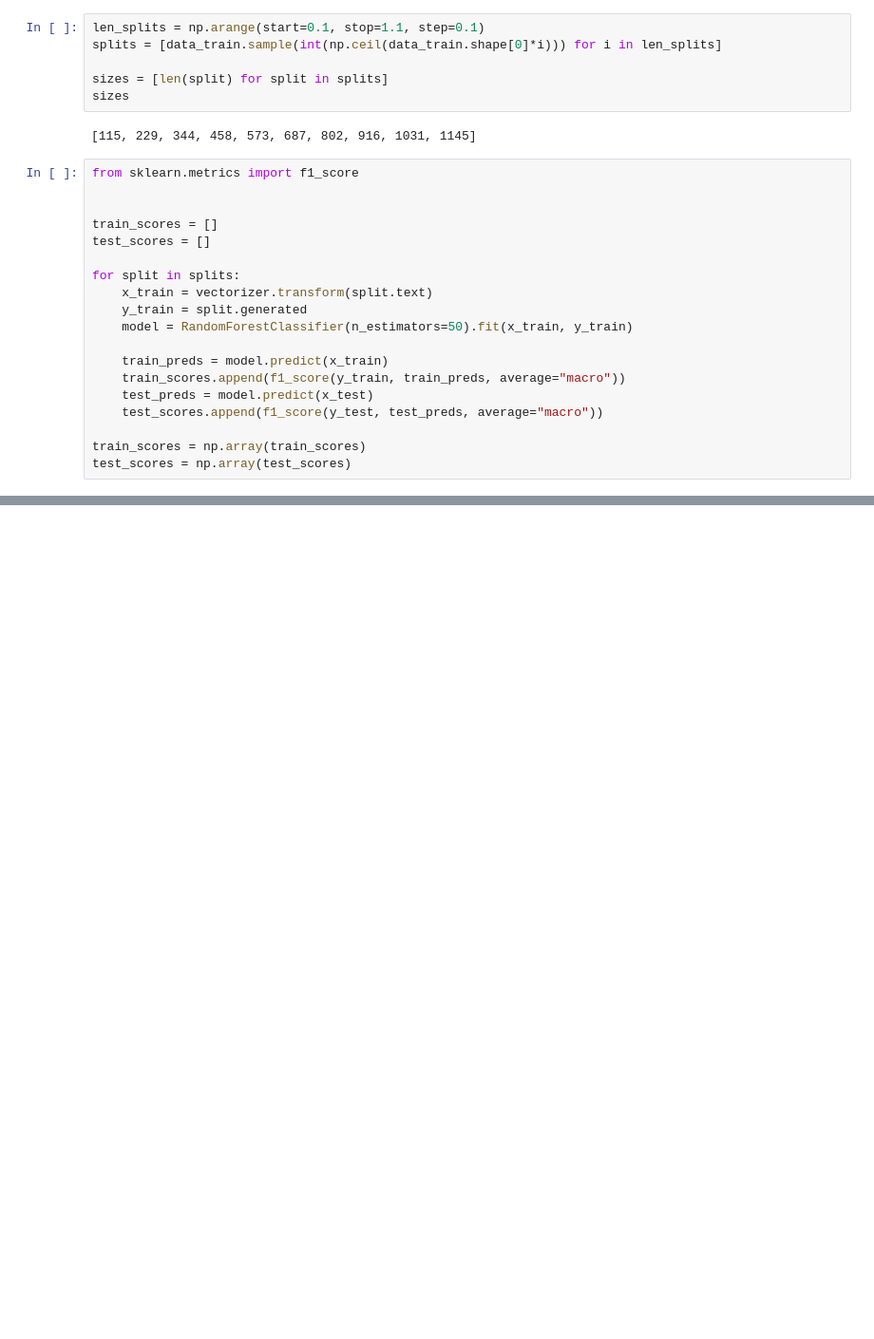
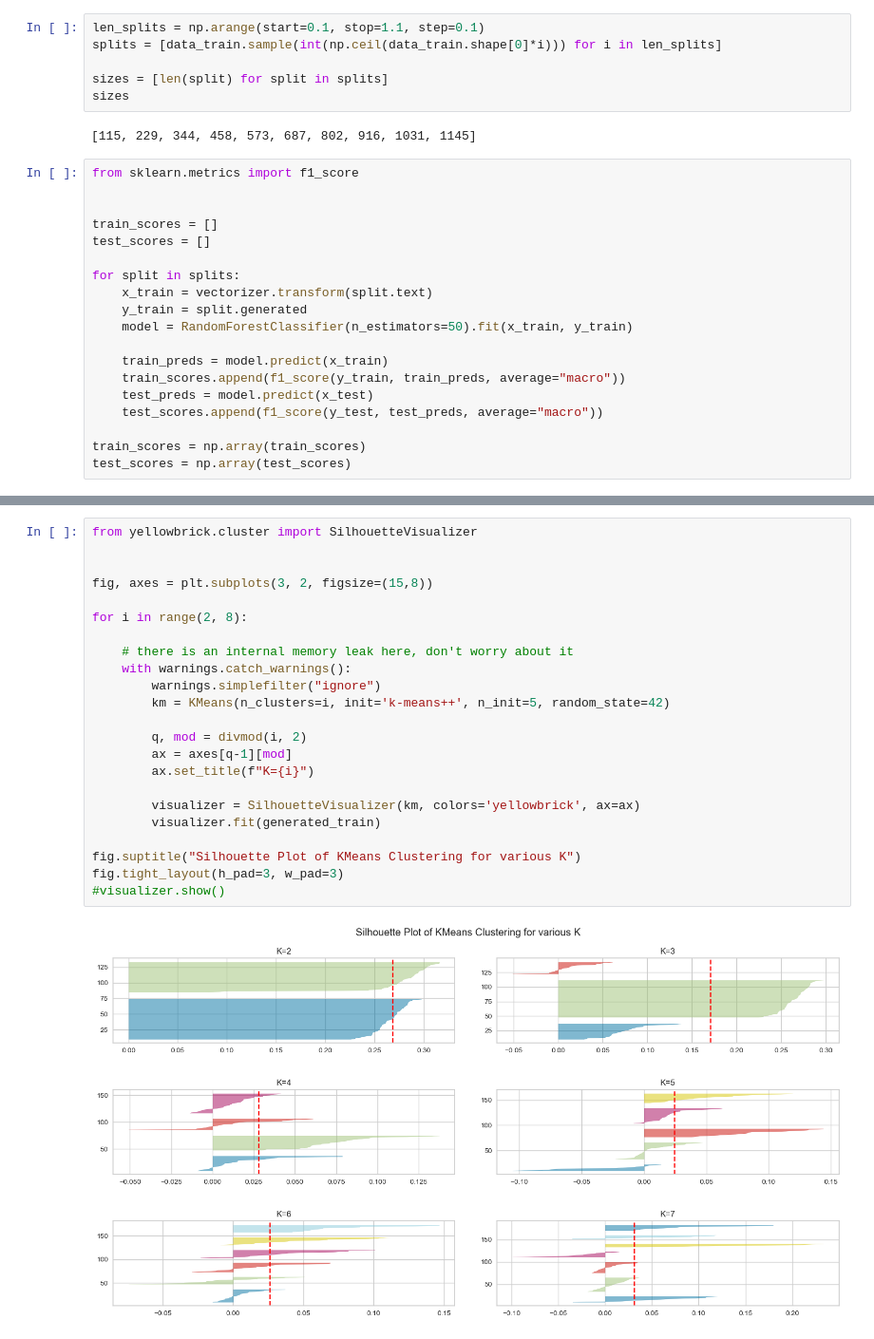
Before and after one commit to dimits-ts/practical_data_science, a Jupyter notebook: llm_detection/notebooks/llm_detection.ipynb, the cells around one changed output, grey strips where cells are left out. Shown: that part at 95% size. Saved outputs shown, nothing was run; the diff lists cells and outputs as text; blank space fills up the shorter version.

```diff
--- a/llm_detection/notebooks/llm_detection.ipynb
+++ b/llm_detection/notebooks/llm_detection.ipynb
@@ -579,0 +601,25 @@ plt.show()
+# %%
+from yellowbrick.cluster import SilhouetteVisualizer
+
+
+fig, axes = plt.subplots(3, 2, figsize=(15,8))
+
+for i in range(2, 8):
+
+    # there is an internal memory leak here, don't worry about it
+    with warnings.catch_warnings():
+        warnings.simplefilter("ignore")
+        km = KMeans(n_clusters=i, init='k-means++', n_init=5, random_state=42)
+
+        q, mod = divmod(i, 2)
+        ax = axes[q-1][mod]
+        ax.set_title(f"K={i}")
+
+        visualizer = SilhouetteVisualizer(km, colors='yellowbrick', ax=ax)
+        visualizer.fit(generated_train)
+
+fig.suptitle("Silhouette Plot of KMeans Clustering for various K")
+fig.tight_layout(h_pad=3, w_pad=3)
+#visualizer.show()
+# %% [output]
+[figure, added]
```
Also changed, not shown: parts of 16 cells of this notebook.
